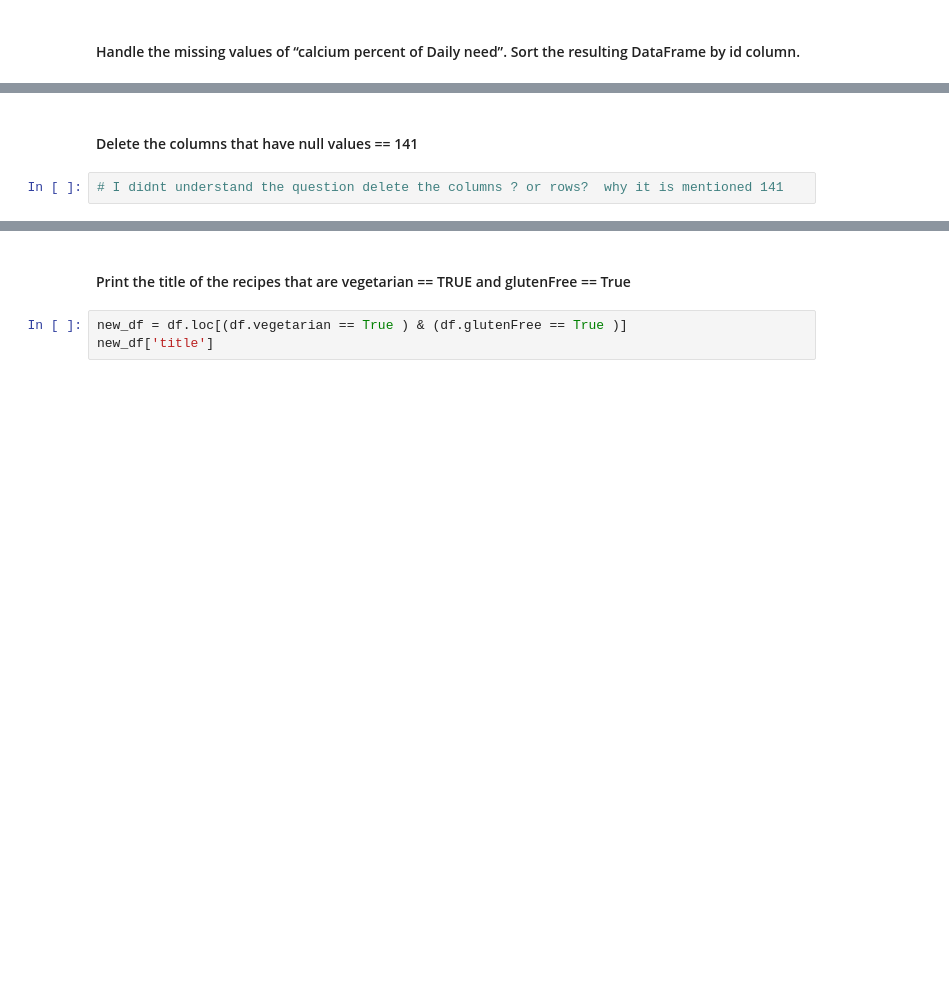
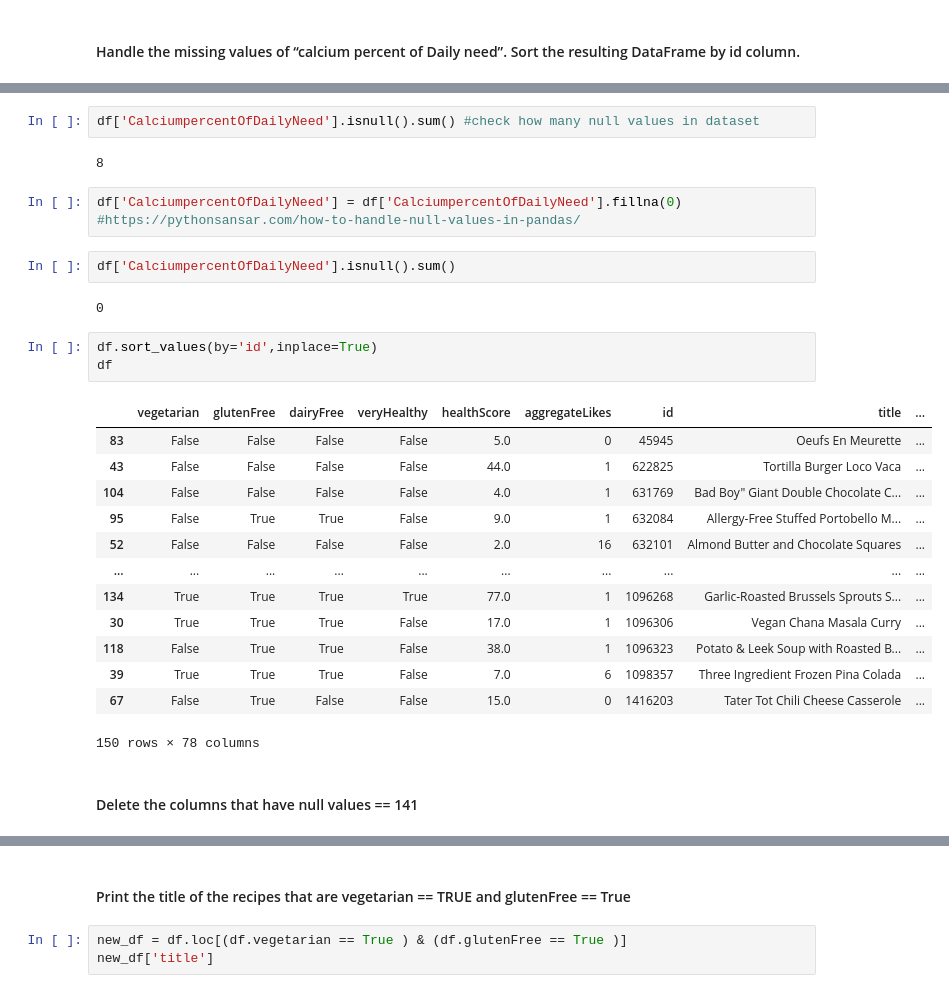
Before and after one commit to ramiejleh/ReDi_DataAnalytics_Repo, a Jupyter notebook: Homework/Kavipriya/Lesson 4 Homework/homework/Week4_homework.ipynb, the cells around one changed output, grey strips where cells are left out. Saved outputs shown, nothing was run; the diff lists cells and outputs as text; blank space fills up the shorter version.

```diff
--- a/Homework/Kavipriya/Lesson 4 Homework/homework/Week4_homework.ipynb
+++ b/Homework/Kavipriya/Lesson 4 Homework/homework/Week4_homework.ipynb
@@ -74,4 +60,30 @@ Name: id, Length: 150, dtype: int64
+# %%
+df['CalciumpercentOfDailyNeed'].isnull().sum() #check how many null values in dataset
+# %% [output]
+8
+# %%
+df['CalciumpercentOfDailyNeed'] = df['CalciumpercentOfDailyNeed'].fillna(0)
+#https://pythonsansar.com/how-to-handle-null-values-in-pandas/
+# %%
+df['CalciumpercentOfDailyNeed'].isnull().sum()
+# %% [output]
+0
+# %%
+df.sort_values(by='id',inplace=True)
+df
+# %% [output]
+|  | vegetarian | glutenFree | dairyFree | veryHealthy | healthScore | aggregateLikes | id | title | ... |
+| 83 | False | False | False | False | 5.0 | 0 | 45945 | Oeufs En Meurette | ... |
+| 43 | False | False | False | False | 44.0 | 1 | 622825 | Tortilla Burger Loco Vaca | ... |
+| 104 | False | False | False | False | 4.0 | 1 | 631769 | Bad Boy" Giant Double Chocolate C... | ... |
+| 95 | False | True | True | False | 9.0 | 1 | 632084 | Allergy-Free Stuffed Portobello M... | ... |
+| 52 | False | False | False | False | 2.0 | 16 | 632101 | Almond Butter and Chocolate Squares | ... |
+| ... | ... | ... | ... | ... | ... | ... | ... | ... | ... |
+| 134 | True | True | True | True | 77.0 | 1 | 1096268 | Garlic-Roasted Brussels Sprouts S... | ... |
+| 30 | True | True | True | False | 17.0 | 1 | 1096306 | Vegan Chana Masala Curry | ... |
+| 118 | False | True | True | False | 38.0 | 1 | 1096323 | Potato & Leek Soup with Roasted B... | ... |
+| 39 | True | True | True | False | 7.0 | 6 | 1098357 | Three Ingredient Frozen Pina Colada | ... |
+| 67 | False | True | False | False | 15.0 | 0 | 1416203 | Tater Tot Chili Cheese Casserole | ... |
+150 rows × 78 columns
 # %% [markdown]
 #### Delete the columns that have null values == 141
-# %%
-# I didnt understand the question delete the columns ? or rows?  why it is mentioned 141
```
Also changed, not shown: parts of 9 cells of this notebook.
